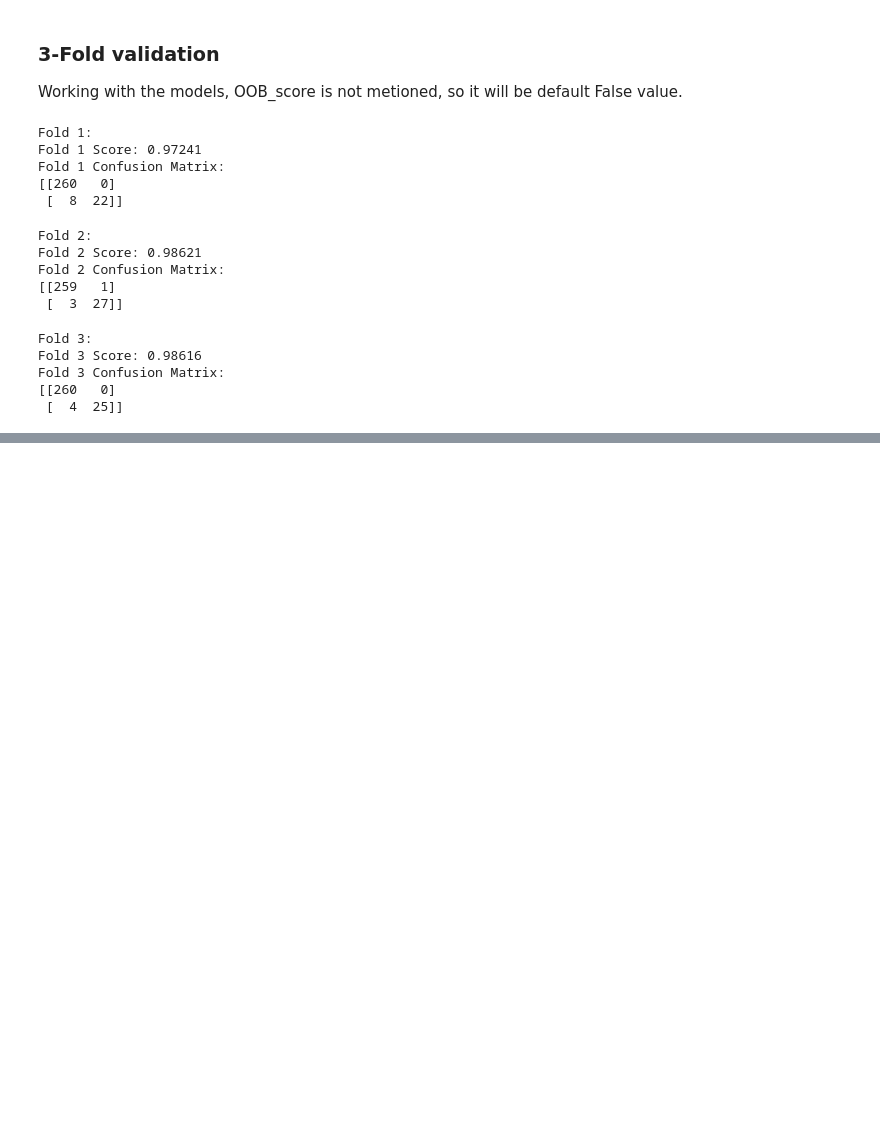
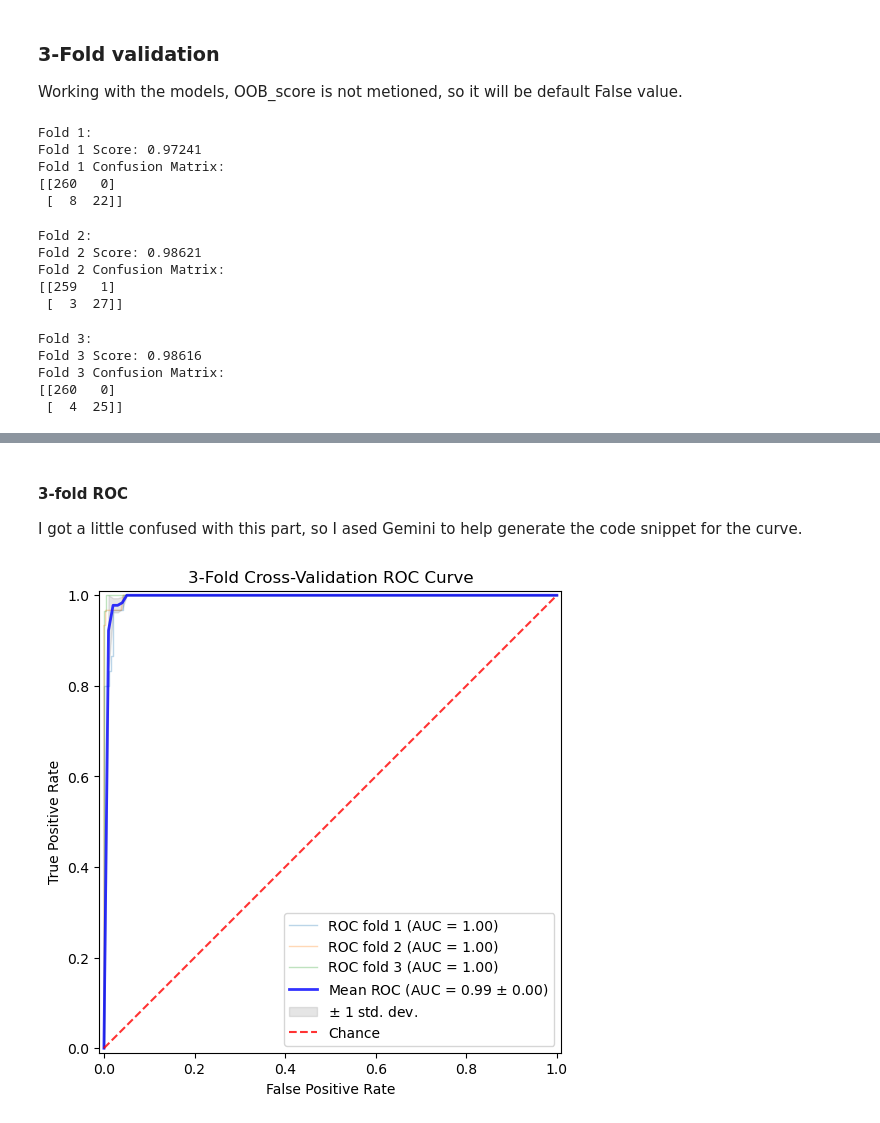
Before and after one commit to vkyuen/RandomForest, a Jupyter notebook: random.ipynb, the cells around one changed output, grey strips where cells are left out. Drawn from its saved outputs; the diff is of its cells as text; code cells hidden in the pictures; blank space fills up the shorter version.

```diff
--- a/random.ipynb
+++ b/random.ipynb
@@ -811,0 +921,55 @@ Fold 3 Confusion Matrix:
+# %% [markdown]
+#### 3-fold ROC
+I got a little confused with this part, so I ased Gemini to help generate the code snippet for the curve.
+# %%
+fig, ax = plt.subplots(figsize=(8, 6))
+
+tprs = []
+aucs = []
+mean_fpr = np.linspace(0, 1, 100)
+
+for i, (train_index, test_index) in enumerate(skf.split(training_data, training_key)):
+    # 1. Split and fit
+    X_train, X_test = training_data.iloc[train_index], training_data.iloc[test_index]
+    y_train, y_test = training_key.iloc[train_index], training_key.iloc[test_index]
+    rfClassifier.fit(X_train, y_train.values.ravel())
+
+    # 2. Plot the individual fold curve
+    viz = RocCurveDisplay.from_estimator(
+        rfClassifier, X_test, y_test,
+        name=f"ROC fold {i+1}", alpha=0.3, lw=1, ax=ax
+    )
+
+    # 3. Interpolate the TPR for averaging later
+    interp_tpr = np.interp(mean_fpr, viz.fpr, viz.tpr)
+    interp_tpr[0] = 0.0
+    tprs.append(interp_tpr)
+    aucs.append(viz.roc_auc)
+
+# 4. Calculate and plot the MEAN ROC
+mean_tpr = np.mean(tprs, axis=0)
+mean_tpr[-1] = 1.0
+mean_auc = auc(mean_fpr, mean_tpr)
+std_auc = np.std(aucs)
+
+ax.plot(
+    mean_fpr, mean_tpr, color="b",
+    label=f"Mean ROC (AUC = {mean_auc:.2f} $\pm$ {std_auc:.2f})",
+    lw=2, alpha=0.8
+)
+
+# 5. Add the Standard Deviation Shaded Area
+std_tpr = np.std(tprs, axis=0)
+tprs_upper = np.minimum(mean_tpr + std_tpr, 1)
+tprs_lower = np.maximum(mean_tpr - std_tpr, 0)
+ax.fill_between(
+    mean_fpr, tprs_lower, tprs_upper, color="grey", alpha=0.2,
+    label="$\pm$ 1 std. dev."
+)
+
+ax.plot([0, 1], [0, 1], linestyle="--", color="r", label="Chance", alpha=0.8)
+ax.set(title="3-Fold Cross-Validation ROC Curve", xlabel="False Positive Rate", ylabel="True Positive Rate")
+ax.legend(loc="lower right")
+plt.show()
+# %% [output]
+[figure, added]
```
Also changed, not shown: parts of 17 cells of this notebook.
